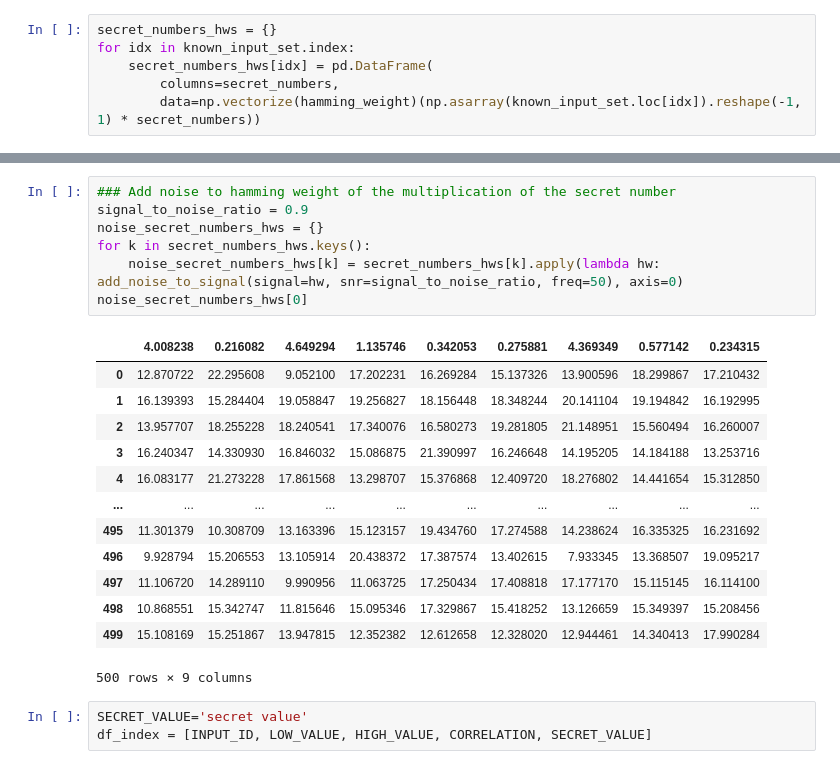
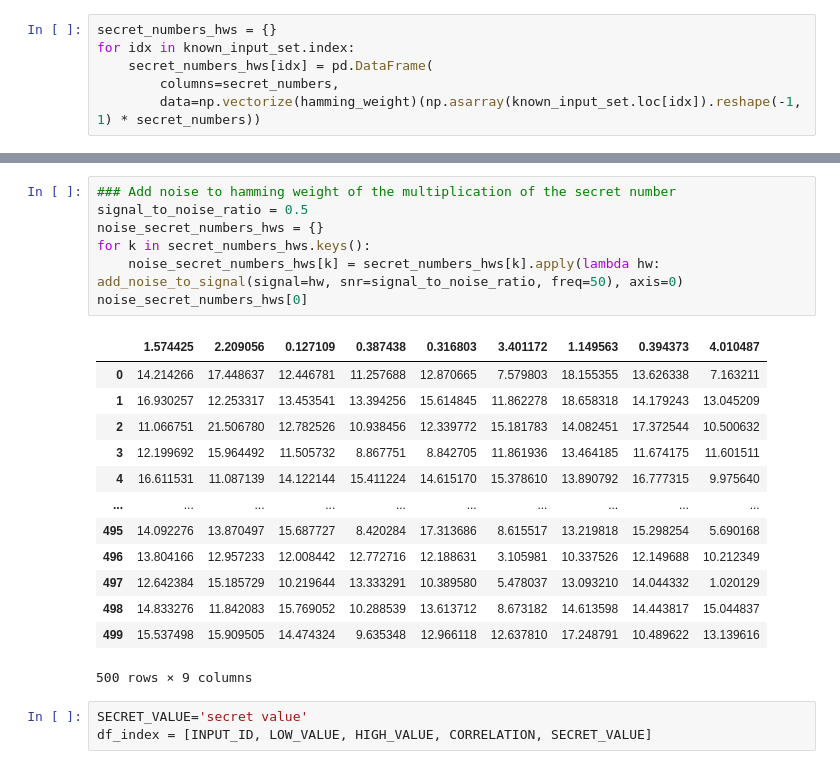
Before and after one commit to mu-triv/DPACv4, a Jupyter notebook: noise_hwp.ipynb, the cells around one changed output, grey strips where cells are left out. Saved outputs shown, nothing was run; the diff lists cells and outputs as text.

```diff
--- a/noise_hwp.ipynb
+++ b/noise_hwp.ipynb
@@ -191,24 +191,24 @@ secret_numbers_hws[0]
 500 rows × 9 columns
 # %%
 ### Add noise to hamming weight of the multiplication of the secret number
-signal_to_noise_ratio = 0.9
+signal_to_noise_ratio = 0.5
 noise_secret_numbers_hws = {}
 for k in secret_numbers_hws.keys():
     noise_secret_numbers_hws[k] = secret_numbers_hws[k].apply(lambda hw: add_noise_to_signal(signal=hw, snr=signal_to_noise_ratio, freq=50), axis=0)
 noise_secret_numbers_hws[0]
 # %% [output]
-|  | 4.008238 | 0.216082 | 4.649294 | 1.135746 | 0.342053 | 0.275881 | 4.369349 | 0.577142 | 0.234315 |
-| 0 | 12.870722 | 22.295608 | 9.052100 | 17.202231 | 16.269284 | 15.137326 | 13.900596 | 18.299867 | 17.210432 |
-| 1 | 16.139393 | 15.284404 | 19.058847 | 19.256827 | 18.156448 | 18.348244 | 20.141104 | 19.194842 | 16.192995 |
-| 2 | 13.957707 | 18.255228 | 18.240541 | 17.340076 | 16.580273 | 19.281805 | 21.148951 | 15.560494 | 16.260007 |
-| 3 | 16.240347 | 14.330930 | 16.846032 | 15.086875 | 21.390997 | 16.246648 | 14.195205 | 14.184188 | 13.253716 |
-| 4 | 16.083177 | 21.273228 | 17.861568 | 13.298707 | 15.376868 | 12.409720 | 18.276802 | 14.441654 | 15.312850 |
+|  | 1.574425 | 2.209056 | 0.127109 | 0.387438 | 0.316803 | 3.401172 | 1.149563 | 0.394373 | 4.010487 |
+| 0 | 14.214266 | 17.448637 | 12.446781 | 11.257688 | 12.870665 | 7.579803 | 18.155355 | 13.626338 | 7.163211 |
+| 1 | 16.930257 | 12.253317 | 13.453541 | 13.394256 | 15.614845 | 11.862278 | 18.658318 | 14.179243 | 13.045209 |
+| 2 | 11.066751 | 21.506780 | 12.782526 | 10.938456 | 12.339772 | 15.181783 | 14.082451 | 17.372544 | 10.500632 |
+| 3 | 12.199692 | 15.964492 | 11.505732 | 8.867751 | 8.842705 | 11.861936 | 13.464185 | 11.674175 | 11.601511 |
+| 4 | 16.611531 | 11.087139 | 14.122144 | 15.411224 | 14.615170 | 15.378610 | 13.890792 | 16.777315 | 9.975640 |
 | ... | ... | ... | ... | ... | ... | ... | ... | ... | ... |
-| 495 | 11.301379 | 10.308709 | 13.163396 | 15.123157 | 19.434760 | 17.274588 | 14.238624 | 16.335325 | 16.231692 |
-| 496 | 9.928794 | 15.206553 | 13.105914 | 20.438372 | 17.387574 | 13.402615 | 7.933345 | 13.368507 | 19.095217 |
-| 497 | 11.106720 | 14.289110 | 9.990956 | 11.063725 | 17.250434 | 17.408818 | 17.177170 | 15.115145 | 16.114100 |
-| 498 | 10.868551 | 15.342747 | 11.815646 | 15.095346 | 17.329867 | 15.418252 | 13.126659 | 15.349397 | 15.208456 |
-| 499 | 15.108169 | 15.251867 | 13.947815 | 12.352382 | 12.612658 | 12.328020 | 12.944461 | 14.340413 | 17.990284 |
+| 495 | 14.092276 | 13.870497 | 15.687727 | 8.420284 | 17.313686 | 8.615517 | 13.219818 | 15.298254 | 5.690168 |
+| 496 | 13.804166 | 12.957233 | 12.008442 | 12.772716 | 12.188631 | 3.105981 | 10.337526 | 12.149688 | 10.212349 |
+| 497 | 12.642384 | 15.185729 | 10.219644 | 13.333291 | 10.389580 | 5.478037 | 13.093210 | 14.044332 | 1.020129 |
+| 498 | 14.833276 | 11.842083 | 15.769052 | 10.288539 | 13.613712 | 8.673182 | 14.613598 | 14.443817 | 15.044837 |
+| 499 | 15.537498 | 15.909505 | 14.474324 | 9.635348 | 12.966118 | 12.637810 | 17.248791 | 10.489622 | 13.139616 |
 500 rows × 9 columns
 # %%
 SECRET_VALUE='secret value'
```
Also changed, not shown: parts of 7 cells of this notebook, 5 other files.
